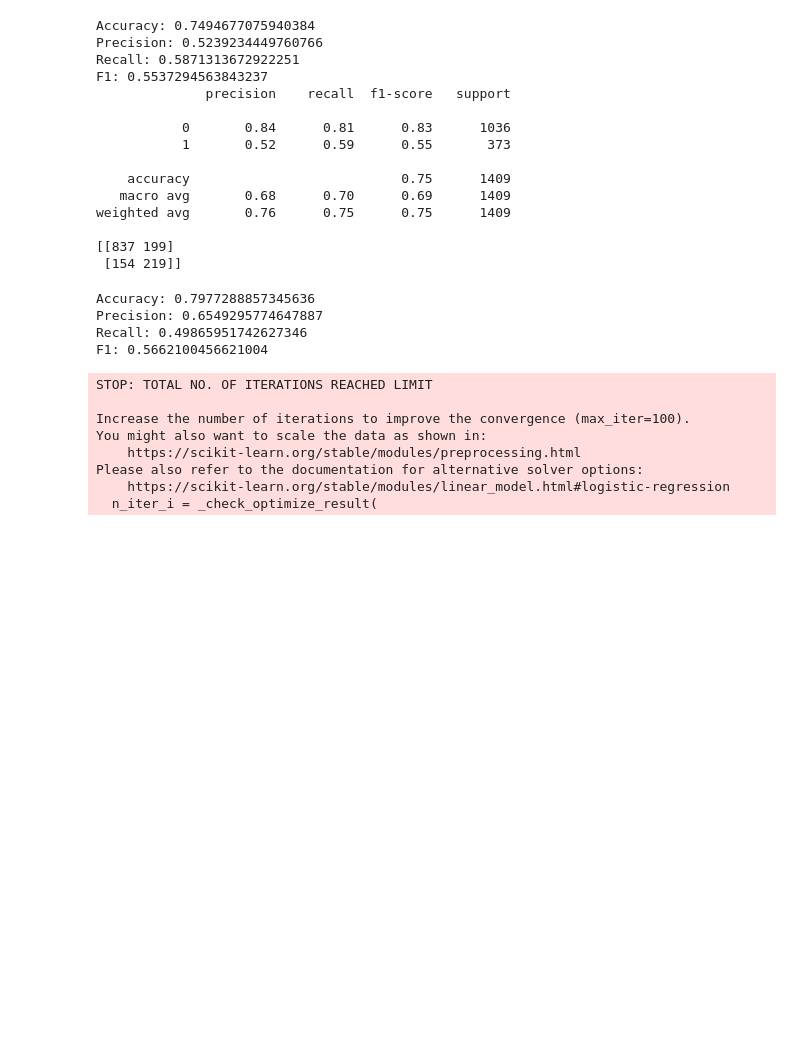
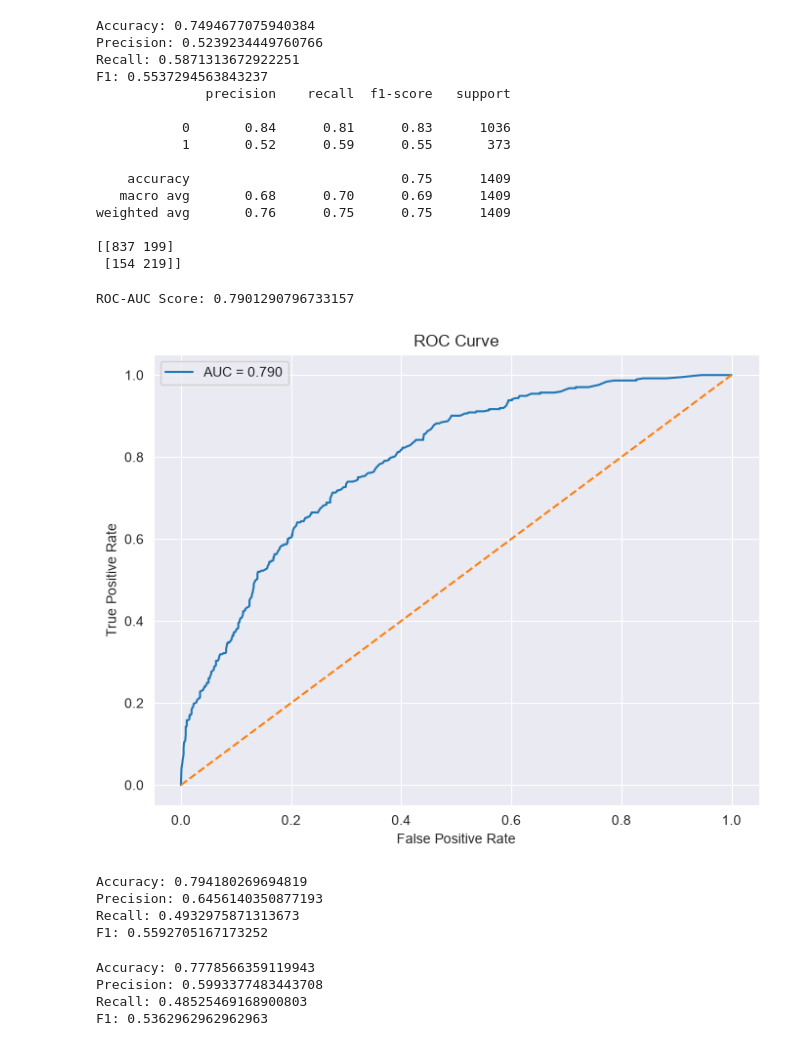
Before and after one commit to sohhammAlgo/Customer-Churn-Predictor, a Jupyter notebook: notebooks/churn_analysis.ipynb, the cells around one changed output. Saved outputs shown, nothing was run; the diff lists cells and outputs as text; code cells hidden in the pictures; blank space fills up the shorter version.

Commit message:
Adding ROC-AUC score

```diff
--- a/notebooks/churn_analysis.ipynb
+++ b/notebooks/churn_analysis.ipynb
@@ -272,9 +272,39 @@ weighted avg       0.76      0.75      0.75      1409
 
 [[837 199]
  [154 219]]
+# %%
+from sklearn.metrics import roc_auc_score, roc_curve
+y_prob = model.predict_proba(X_test)[:, 1]
+roc_auc = roc_auc_score(y_test, y_prob)
+print("ROC-AUC Score:", roc_auc)
+
+fpr, tpr, thresholds = roc_curve(
+    y_test,
+    y_prob
+)
+
+plt.figure(figsize=(8,6))
+plt.plot(
+    fpr,
+    tpr,
+    label=f"AUC = {roc_auc:.3f}"
+)
+plt.plot(
+    [0,1],
+    [0,1],
+    linestyle="--"
+)
+plt.xlabel("False Positive Rate")
+plt.ylabel("True Positive Rate")
+plt.title("ROC Curve")
+plt.legend()
+plt.show()
+# %% [output]
+ROC-AUC Score: 0.7901290796733157
+[figure, added]
 # %%
 from sklearn.linear_model import LogisticRegression
-model_1 = LogisticRegression()
+model_1 = LogisticRegression(max_iter=1000)
 model_1.fit(X_train, y_train)
 y_pred = model_1.predict(X_test)
 print("Accuracy:",accuracy_score(y_test, y_pred))
@@ -282,15 +312,23 @@ print("Precision:",precision_score(y_test, y_pred))
 print("Recall:",recall_score(y_test, y_pred))
 print("F1:",f1_score(y_test, y_pred))
 # %% [output]
-Accuracy: 0.7977288857345636
-Precision: 0.6549295774647887
-Recall: 0.49865951742627346
-F1: 0.5662100456621004
+Accuracy: 0.794180269694819
+Precision: 0.6456140350877193
+Recall: 0.4932975871313673
+F1: 0.5592705167173252
-STOP: TOTAL NO. OF ITERATIONS REACHED LIMIT
-
-Increase the number of iterations to improve the convergence (max_iter=100).
-You might also want to scale the data as shown in:
-    https://scikit-learn.org/stable/modules/preprocessing.html
-Please also refer to the documentation for alternative solver options:
-    https://scikit-learn.org/stable/modules/linear_model.html#logistic-regression
-  n_iter_i = _check_optimize_result(
+# %%
+from xgboost import XGBClassifier
+
+model_2 = XGBClassifier()
+model_2.fit(X_train, y_train)
+
+y_pred = model_2.predict(X_test)
+print("Accuracy:",accuracy_score(y_test, y_pred))
+print("Precision:",precision_score(y_test, y_pred))
+print("Recall:",recall_score(y_test, y_pred))
+print("F1:",f1_score(y_test, y_pred))
+# %% [output]
+Accuracy: 0.7778566359119943
+Precision: 0.5993377483443708
+Recall: 0.48525469168900803
+F1: 0.5362962962962963
```
Also changed, not shown: parts of 1 cell of this notebook, 1 other file.
